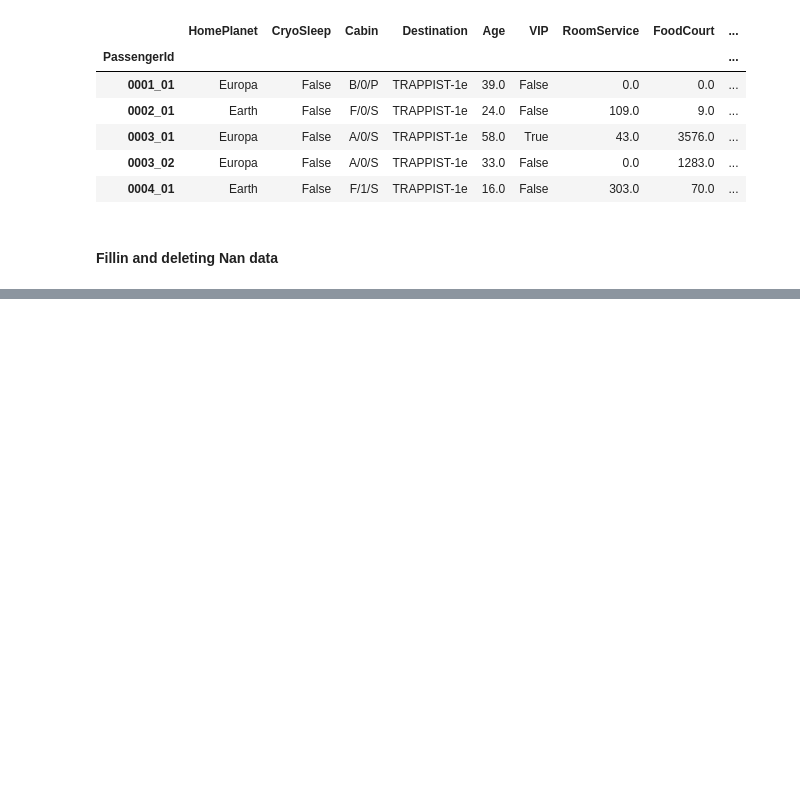
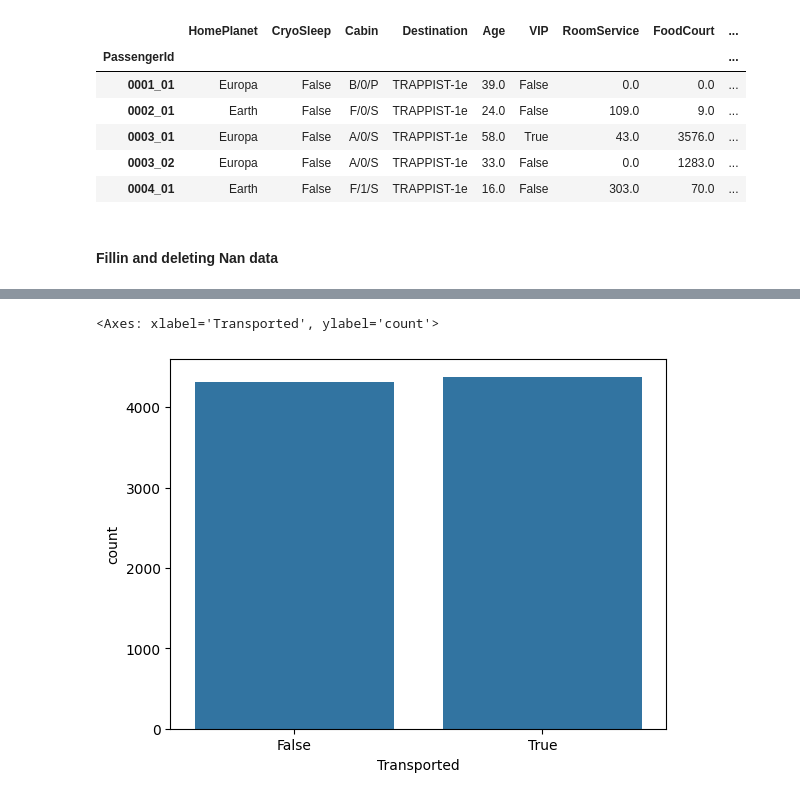
Before and after one commit to deructu/Kaggle-Competitions, a Jupyter notebook: Spaceship Titanic/spaceship_competition.ipynb, the cells around one changed output, grey strips where cells are left out. Drawn from its saved outputs; the diff is of its cells as text; code cells hidden in the pictures; blank space fills up the shorter version.

```diff
--- a/Spaceship Titanic/spaceship_competition.ipynb
+++ b/Spaceship Titanic/spaceship_competition.ipynb
@@ -163,0 +186,5 @@ a.head()
+# %%
+sns.countplot(data=df_train_cleaned, x='Transported')
+# %% [output]
+<Axes: xlabel='Transported', ylabel='count'>
+[figure, added]
```
Also changed, not shown: parts of 31 cells of this notebook, 4 other files.
